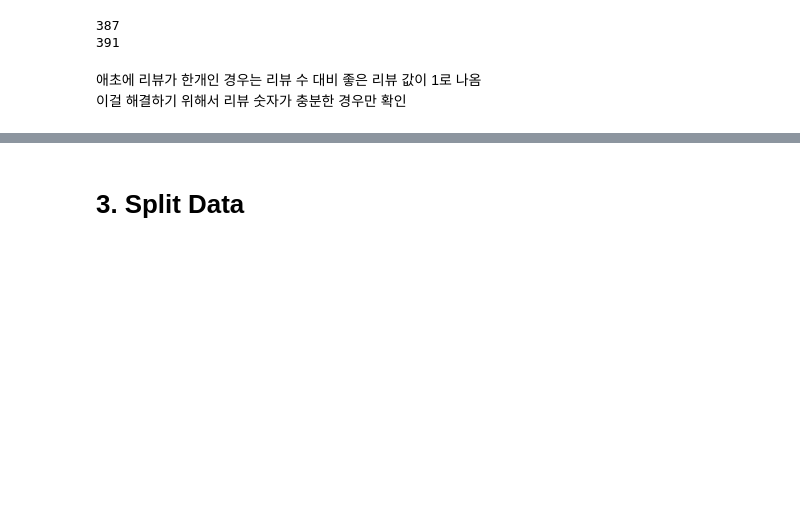
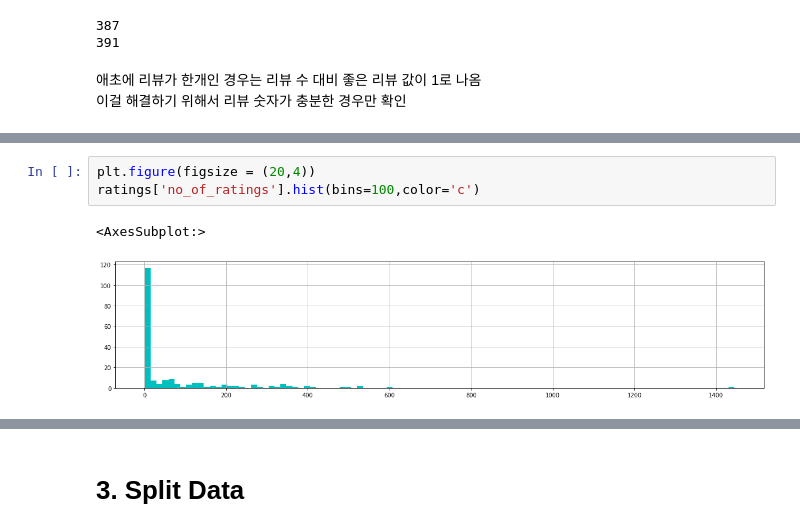
Before and after one commit to dataitgirls4/team_3, a Jupyter notebook: Recommendation_System.ipynb, the cells around one changed output, grey strips where cells are left out. Drawn from its saved outputs; the diff is of its cells as text; blank space fills up the shorter version.

```diff
--- a/Recommendation_System.ipynb
+++ b/Recommendation_System.ipynb
@@ -211,0 +209,6 @@ ratings_pct_no.query('no_of_ratings > 100').sort_values(by='pct_of_ratings', asc
+# %%
+plt.figure(figsize = (20,4))
+ratings['no_of_ratings'].hist(bins=100,color='c')
+# %% [output]
+<AxesSubplot:>
+[figure, added]
```
Also changed, not shown: parts of 55 cells of this notebook.
